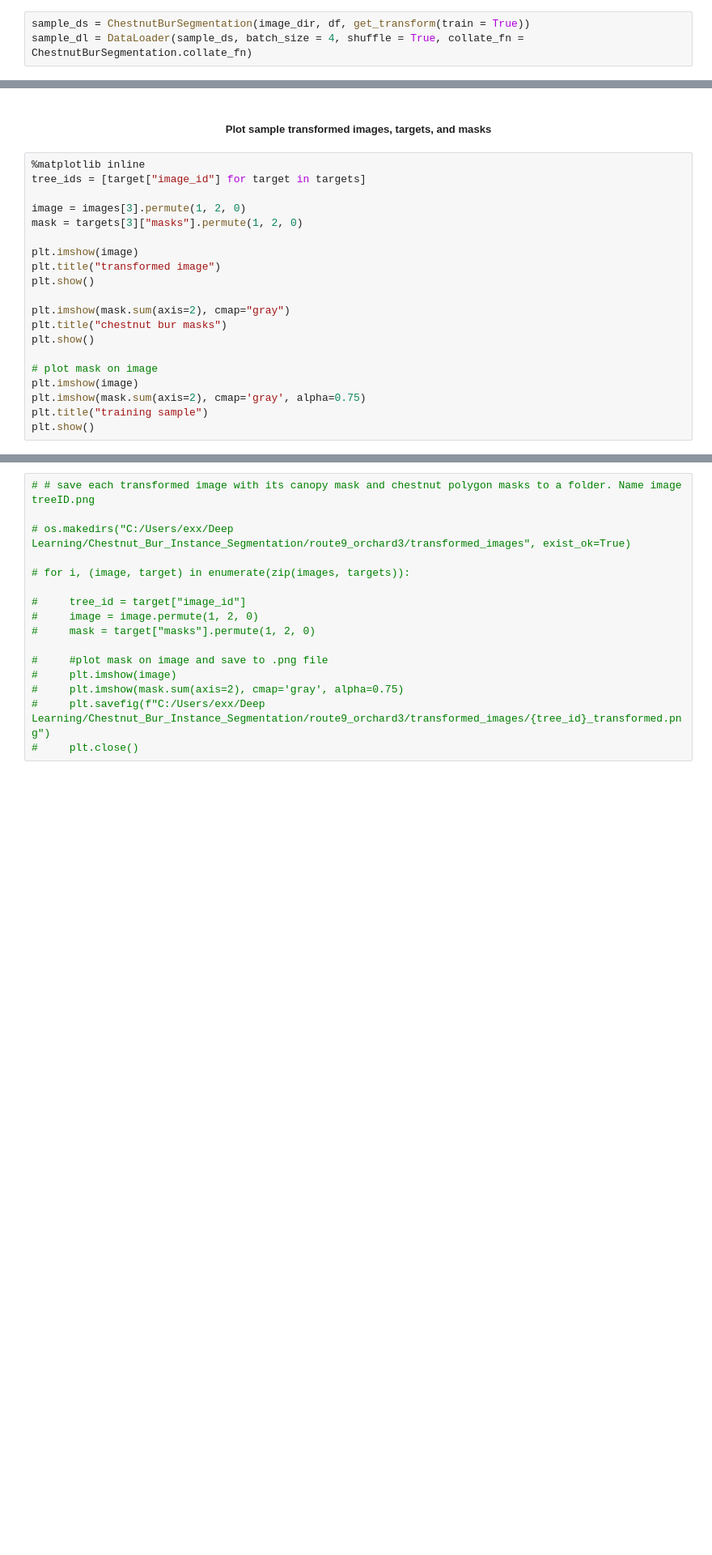
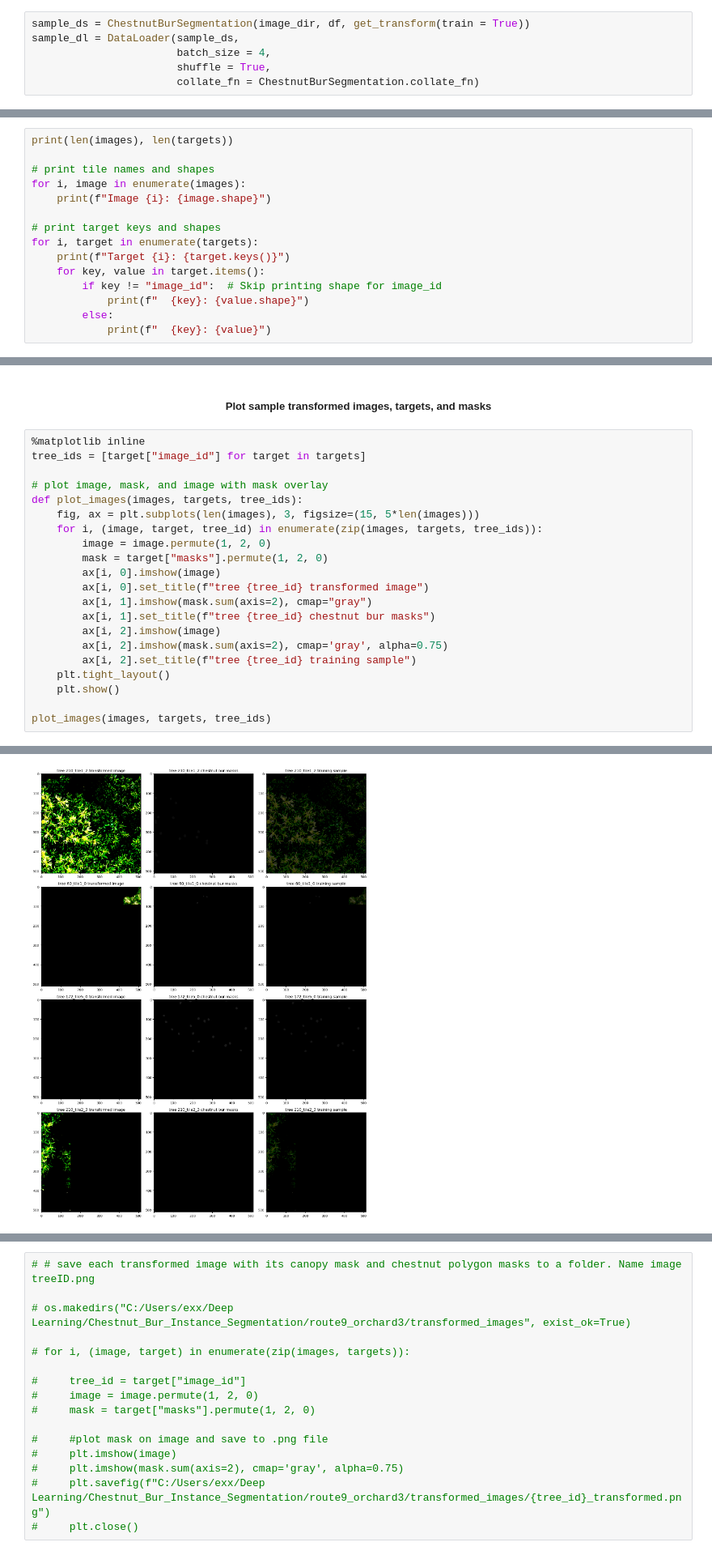
Before and after one commit to ZackLoken/Savanna-Institute-Image-Analysis, a Jupyter notebook: Drone-based_Chestnut_Detection/ChestnutBur_Segmentation_MaskRCNN_PyTorch.ipynb, the cells around one changed output, grey strips where cells are left out. Shown at 81% size. Saved outputs shown, nothing was run; the diff lists cells and outputs as text; blank space fills up the shorter version.

```diff
--- a/Drone-based_Chestnut_Detection/ChestnutBur_Segmentation_MaskRCNN_PyTorch.ipynb
+++ b/Drone-based_Chestnut_Detection/ChestnutBur_Segmentation_MaskRCNN_PyTorch.ipynb
@@ -195,4 +384,7 @@ def get_transform(train):
     return T.Compose(transforms)
 # %%
 sample_ds = ChestnutBurSegmentation(image_dir, df, get_transform(train = True))
-sample_dl = DataLoader(sample_ds, batch_size = 4, shuffle = True, collate_fn = ChestnutBurSegmentation.collate_fn)
+sample_dl = DataLoader(sample_ds,
+                       batch_size = 4,
+                       shuffle = True,
+                       collate_fn = ChestnutBurSegmentation.collate_fn)
@@ -200,3 +398,18 @@ sample_dl = DataLoader(sample_ds, batch_size = 4, shuffle = True, collate_fn = C
 images, targets = next(iter(sample_dl))
 images = [img for img in images]
 targets = [{k: v for k, v in target.items()} for target in targets]
+# %%
+print(len(images), len(targets))
+
+# print tile names and shapes
+for i, image in enumerate(images):
+    print(f"Image {i}: {image.shape}")
+
+# print target keys and shapes
+for i, target in enumerate(targets):
+    print(f"Target {i}: {target.keys()}")
+    for key, value in target.items():
+        if key != "image_id":  # Skip printing shape for image_id
+            print(f"  {key}: {value.shape}")
+        else:
+            print(f"  {key}: {value}")
@@ -206,19 +437,21 @@ targets = [{k: v for k, v in target.items()} for target in targets]
 %matplotlib inline
 tree_ids = [target["image_id"] for target in targets]
 
-image = images[3].permute(1, 2, 0)
-mask = targets[3]["masks"].permute(1, 2, 0)
+# plot image, mask, and image with mask overlay
+def plot_images(images, targets, tree_ids):
+    fig, ax = plt.subplots(len(images), 3, figsize=(15, 5*len(images)))
+    for i, (image, target, tree_id) in enumerate(zip(images, targets, tree_ids)):
+        image = image.permute(1, 2, 0)
+        mask = target["masks"].permute(1, 2, 0)
+        ax[i, 0].imshow(image)
+        ax[i, 0].set_title(f"tree {tree_id} transformed image")
+        ax[i, 1].imshow(mask.sum(axis=2), cmap="gray")
+        ax[i, 1].set_title(f"tree {tree_id} chestnut bur masks")
+        ax[i, 2].imshow(image)
+        ax[i, 2].imshow(mask.sum(axis=2), cmap='gray', alpha=0.75)
+        ax[i, 2].set_title(f"tree {tree_id} training sample")
+    plt.tight_layout()
+    plt.show()
 
-plt.imshow(image)
-plt.title("transformed image")
-plt.show()
-
-plt.imshow(mask.sum(axis=2), cmap="gray")
-plt.title("chestnut bur masks")
-plt.show()
-
-# plot mask on image
-plt.imshow(image)
-plt.imshow(mask.sum(axis=2), cmap='gray', alpha=0.75)
-plt.title("training sample")
-plt.show()
+plot_images(images, targets, tree_ids)
+# %% [output]
@@ -224,0 +466 @@ plt.show()
+[figure, added]
```
Also changed, not shown: parts of 15 cells of this notebook.
